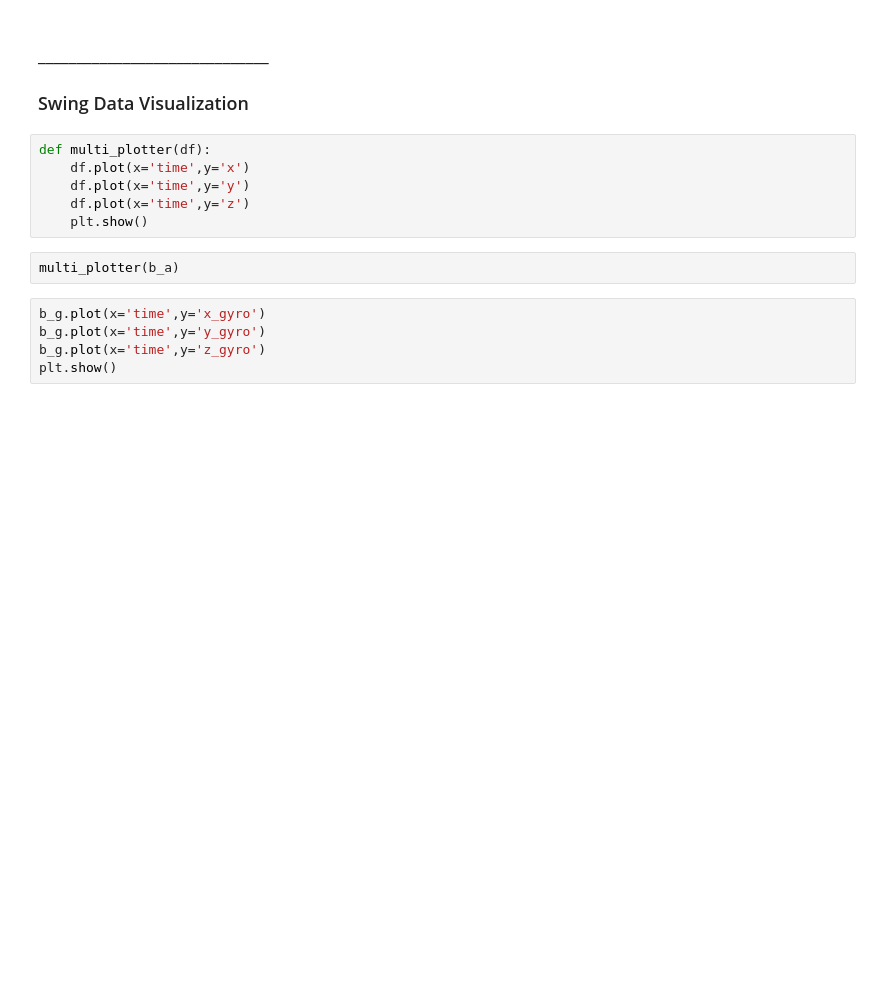
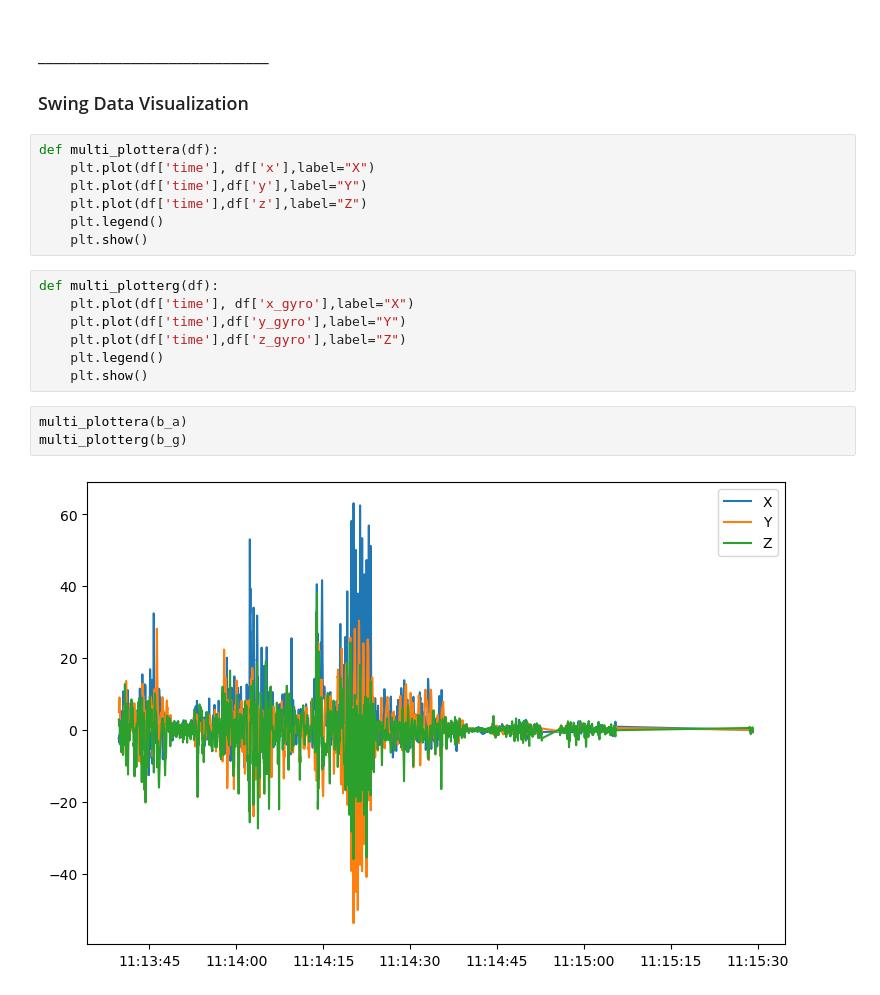
Before and after one commit to CS328-Fall2023-UMassCICS/FinalProject-Classification-nimchimpsky, a Jupyter notebook: final_processing.ipynb, the cells around one changed output. Drawn from its saved outputs; the diff is of its cells as text; blank space fills up the shorter version.

```diff
--- a/final_processing.ipynb
+++ b/final_processing.ipynb
@@ -146,16 +160,22 @@ b_g.head()
 # %% [markdown]
 ### ______________________________
 ### Swing Data Visualization
-# %%
-def multi_plotter(df):
-    df.plot(x='time',y='x')
-    df.plot(x='time',y='y')
-    df.plot(x='time',y='z')
-    plt.show()
-# %%
-multi_plotter(b_a)
-# %%
-b_g.plot(x='time',y='x_gyro')
-b_g.plot(x='time',y='y_gyro')
-b_g.plot(x='time',y='z_gyro')
-plt.show()
+# %%
+def multi_plottera(df):
+    plt.plot(df['time'], df['x'],label="X")
+    plt.plot(df['time'],df['y'],label="Y")
+    plt.plot(df['time'],df['z'],label="Z")
+    plt.legend()
+    plt.show()
+# %%
+def multi_plotterg(df):
+    plt.plot(df['time'], df['x_gyro'],label="X")
+    plt.plot(df['time'],df['y_gyro'],label="Y")
+    plt.plot(df['time'],df['z_gyro'],label="Z")
+    plt.legend()
+    plt.show()
+# %%
+multi_plottera(b_a)
+multi_plotterg(b_g)
+# %% [output]
+[figure, added]
```
Also changed, not shown: parts of 16 cells of this notebook.
